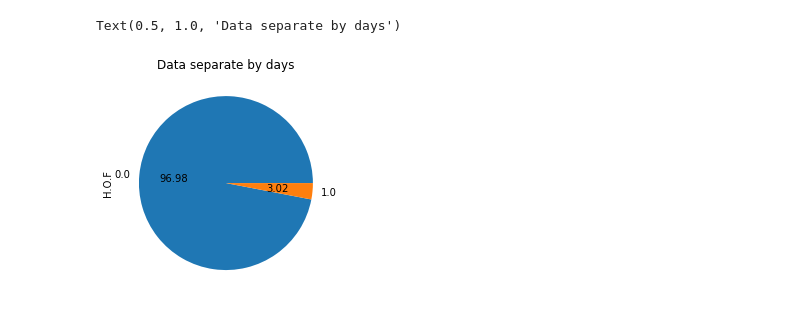
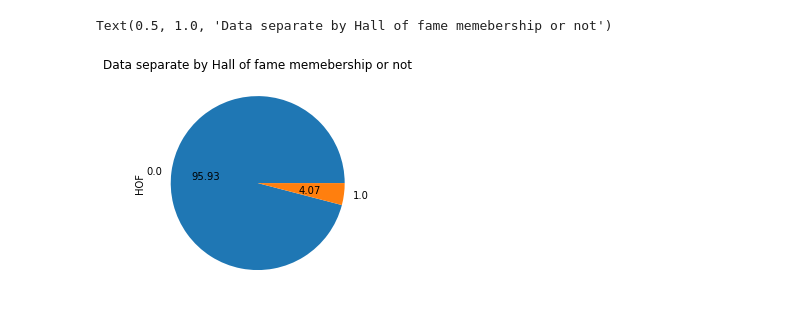
Before and after one commit to Kfirul/NBA-Hall-Of-Fame, a Jupyter notebook: NBA - HOF project.ipynb, the cells around one changed output. Saved outputs shown, nothing was run; the diff lists cells and outputs as text; code cells hidden in the pictures.

Commit message:
Start of cleaning the data

```diff
--- a/NBA - HOF project.ipynb
+++ b/NBA - HOF project.ipynb
@@ -113,0 +99,4 @@ Text(0.5, 1.0, 'Data separate by Hall of fame memebership or not count')
+# %%
+hof=hof.rename({'A.S.G':'ASG','P.O.M':'POM','F.T':'T1','S.T':'T2','T.T':'T3','F.T.D':'DT1',
+'S.T.D':'DT2','titles':'Titles', 'H.O.F':'HOF'},axis=1)
+hof.columns
@@ -113,0 +147,3 @@ Text(0.5, 1.0, 'Data separate by Hall of fame memebership or not count')
+# %%
+hof = hof[hof['Retired'] == 1]
+hof
@@ -113,0 +164,6 @@ Text(0.5, 1.0, 'Data separate by Hall of fame memebership or not count')
+# %%
+data_with_index = hof.set_index("PLAYER_NAME")
+data_with_index = data_with_index.drop(['Dirk Nowitzki','Dwyane Wade','Vince Carter','Pau Gasol','Tony Parker',"Amar'e Stoudemire",'Manu Ginóbili'])
+# %%
+hof=data_with_index
+hof
@@ -114,7 +192,7 @@ Text(0.5, 1.0, 'Data separate by Hall of fame memebership or not count')
 # %%
-hof["H.O.F"].value_counts().plot(kind = "pie", autopct = "%.2f" )
+hof["HOF"].value_counts().plot(kind = "pie", autopct = "%.2f" )
 
 plt.title('Data separate by Hall of fame memebership or not')
 # %% [output]
-Text(0.5, 1.0, 'Data separate by days')
+Text(0.5, 1.0, 'Data separate by Hall of fame memebership or not')
-[figure, old version]
+[figure, new version]
```
Also changed, not shown: parts of 14 cells of this notebook.
